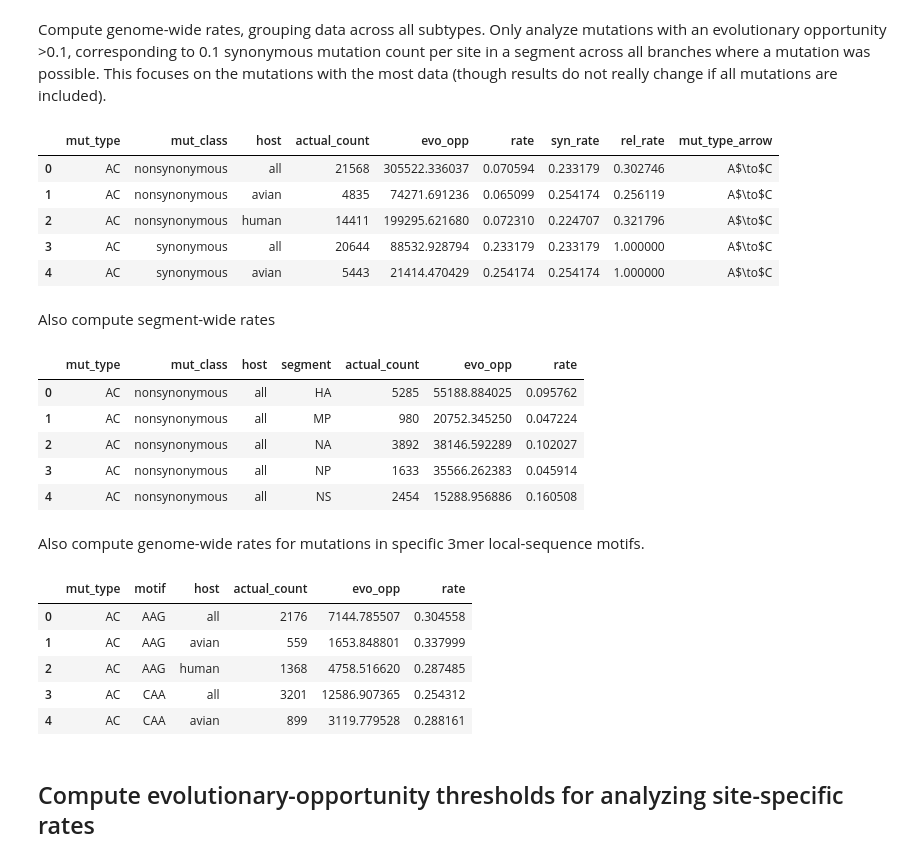
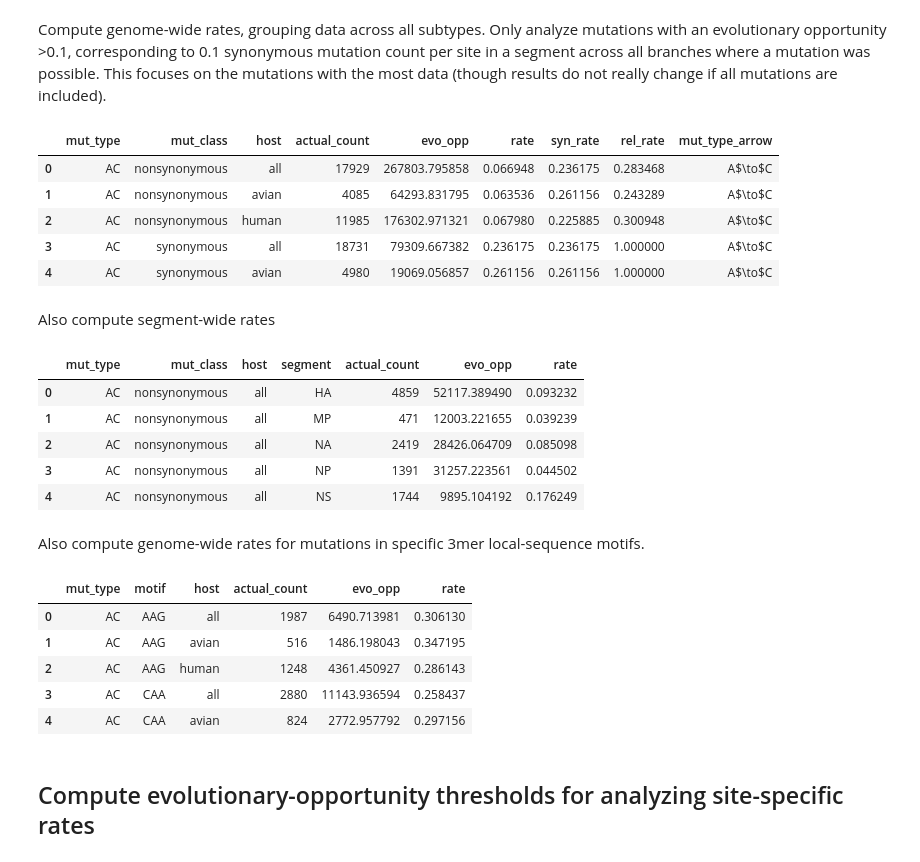
Before and after one commit to matsengrp/flu-mut-rates, a Jupyter notebook: notebooks/compute_rates.ipynb, the cells around one changed output. Cells and saved outputs as stored; diff of their text form; code cells hidden in the pictures.

```diff
--- a/notebooks/compute_rates.ipynb
+++ b/notebooks/compute_rates.ipynb
@@ -138,43 +174,54 @@ for (host, host_data) in counts_df.groupby('host'):
 # %% [markdown]
 Compute genome-wide rates, grouping data across all subtypes. Only analyze mutations with an evolutionary opportunity >0.1, corresponding to 0.1 synonymous mutation count per site in a segment across all branches where a mutation was possible. This focuses on the mutations with the most data (though results do not really change if all mutations are included).
 # %%
-# Compute genome-wide rates for each host category (all, human, avian)
+# Compute genome-wide rates for each host category (all, human, avian).
+# Exclude sites in packaging signals and near canonical splice junctions (all mutation
+# classes) so the numerator and denominator come from the same set of sites and syn/nonsyn
+# ratios stay comparable.
 genome_wide_evo_opp_threshold = 0.1
 genome_wide_rates = (
-    counts_df[counts_df['evo_opp'] > genome_wide_evo_opp_threshold]
+    counts_df[
+        (counts_df['evo_opp'] > genome_wide_evo_opp_threshold) &
+        ~(counts_df['exclude_from_mut_rate_analysis'])
+    ]
     .groupby(['mut_type', 'mut_class', 'host'])[['actual_count', 'evo_opp']].sum()
     .assign(rate = lambda x: x['actual_count'] / x['evo_opp'])
     .reset_index()
 )
 
 # Compute rates relative to synonymous mutations of a given mutation type
 syn_genome_wide_rates = (
     genome_wide_rates[genome_wide_rates['mut_class'] == 'synonymous'].copy()
     .rename(columns={'rate':'syn_rate'})
 )
 genome_wide_rates = (
     genome_wide_rates
     .merge(syn_genome_wide_rates[['mut_type', 'host', 'syn_rate']])
     .assign(rel_rate = lambda x: x['rate'] / x['syn_rate'])
     .assign(mut_type_arrow = lambda x: x['mut_type'].str[0] + '$\\to$' + x['mut_type'].str[1])
     .sort_values(['mut_type', 'mut_class', 'host'])
 )
 
 # Write rates to an output file
 genome_wide_rates.to_csv('../results/genome_wide_rates.csv', index=False)
 genome_wide_rates.head()
 # %% [output]
 |  | mut_type | mut_class | host | actual_count | evo_opp | rate | syn_rate | rel_rate | mut_type_arrow |
-| 0 | AC | nonsynonymous | all | 21568 | 305522.336037 | 0.070594 | 0.233179 | 0.302746 | A$\to$C |
-| 1 | AC | nonsynonymous | avian | 4835 | 74271.691236 | 0.065099 | 0.254174 | 0.256119 | A$\to$C |
-| 2 | AC | nonsynonymous | human | 14411 | 199295.621680 | 0.072310 | 0.224707 | 0.321796 | A$\to$C |
-| 3 | AC | synonymous | all | 20644 | 88532.928794 | 0.233179 | 0.233179 | 1.000000 | A$\to$C |
-| 4 | AC | synonymous | avian | 5443 | 21414.470429 | 0.254174 | 0.254174 | 1.000000 | A$\to$C |
+| 0 | AC | nonsynonymous | all | 17929 | 267803.795858 | 0.066948 | 0.236175 | 0.283468 | A$\to$C |
+| 1 | AC | nonsynonymous | avian | 4085 | 64293.831795 | 0.063536 | 0.261156 | 0.243289 | A$\to$C |
+| 2 | AC | nonsynonymous | human | 11985 | 176302.971321 | 0.067980 | 0.225885 | 0.300948 | A$\to$C |
+| 3 | AC | synonymous | all | 18731 | 79309.667382 | 0.236175 | 0.236175 | 1.000000 | A$\to$C |
+| 4 | AC | synonymous | avian | 4980 | 19069.056857 | 0.261156 | 0.261156 | 1.000000 | A$\to$C |
 # %% [markdown]
 Also compute segment-wide rates
 # %%
+# Apply the same exclusion here so segment-wide rates match the genome-wide aggregation
+# convention and feed a consistent CG/GC fallback in augment_expected_rates.py.
 segment_wide_rates = (
-    counts_df[counts_df['evo_opp'] > genome_wide_evo_opp_threshold]
+    counts_df[
+        (counts_df['evo_opp'] > genome_wide_evo_opp_threshold) &
+        ~(counts_df['exclude_from_mut_rate_analysis'])
+    ]
     .groupby(['mut_type', 'mut_class', 'host', 'segment'])[['actual_count', 'evo_opp']].sum()
     .assign(rate = lambda x: x['actual_count'] / x['evo_opp'])
     .reset_index()
@@ -184,19 +231,20 @@ segment_wide_rates.to_csv('../results/segment_wide_rates.csv', index=False)
 segment_wide_rates.head()
 # %% [output]
 |  | mut_type | mut_class | host | segment | actual_count | evo_opp | rate |
-| 0 | AC | nonsynonymous | all | HA | 5285 | 55188.884025 | 0.095762 |
-| 1 | AC | nonsynonymous | all | MP | 980 | 20752.345250 | 0.047224 |
-| 2 | AC | nonsynonymous | all | NA | 3892 | 38146.592289 | 0.102027 |
-| 3 | AC | nonsynonymous | all | NP | 1633 | 35566.262383 | 0.045914 |
-| 4 | AC | nonsynonymous | all | NS | 2454 | 15288.956886 | 0.160508 |
+| 0 | AC | nonsynonymous | all | HA | 4859 | 52117.389490 | 0.093232 |
+| 1 | AC | nonsynonymous | all | MP | 471 | 12003.221655 | 0.039239 |
+| 2 | AC | nonsynonymous | all | NA | 2419 | 28426.064709 | 0.085098 |
+| 3 | AC | nonsynonymous | all | NP | 1391 | 31257.223561 | 0.044502 |
+| 4 | AC | nonsynonymous | all | NS | 1744 | 9895.104192 | 0.176249 |
 # %% [markdown]
 Also compute genome-wide rates for mutations in specific 3mer local-sequence motifs.
 # %%
-# Compute rates
+# Compute rates (synonymous only, excluded-region sites dropped).
 motif_level_genome_wide_rates = (
     counts_df[
         (counts_df['evo_opp'] > genome_wide_evo_opp_threshold) &
-        (counts_df['mut_class'] == 'synonymous')
+        (counts_df['mut_class'] == 'synonymous') &
+        ~(counts_df['exclude_from_mut_rate_analysis'])
     ]
     .groupby(['mut_type', 'motif', 'host'])[['actual_count', 'evo_opp']].sum()
     .assign(rate = lambda x: x['actual_count'] / x['evo_opp'])
@@ -208,11 +256,11 @@ motif_level_genome_wide_rates.to_csv('../results/motif_level_genome_wide_rates.c
 motif_level_genome_wide_rates.head()
 # %% [output]
 |  | mut_type | motif | host | actual_count | evo_opp | rate |
-| 0 | AC | AAG | all | 2176 | 7144.785507 | 0.304558 |
-| 1 | AC | AAG | avian | 559 | 1653.848801 | 0.337999 |
-| 2 | AC | AAG | human | 1368 | 4758.516620 | 0.287485 |
-| 3 | AC | CAA | all | 3201 | 12586.907365 | 0.254312 |
-| 4 | AC | CAA | avian | 899 | 3119.779528 | 0.288161 |
+| 0 | AC | AAG | all | 1987 | 6490.713981 | 0.306130 |
+| 1 | AC | AAG | avian | 516 | 1486.198043 | 0.347195 |
+| 2 | AC | AAG | human | 1248 | 4361.450927 | 0.286143 |
+| 3 | AC | CAA | all | 2880 | 11143.936594 | 0.258437 |
+| 4 | AC | CAA | avian | 824 | 2772.957792 | 0.297156 |
 # %% [markdown]
 ## Compute evolutionary-opportunity thresholds for analyzing site-specific rates
 # %% [markdown]
```
Also changed, not shown: parts of 3 cells of this notebook, 25 other files.
